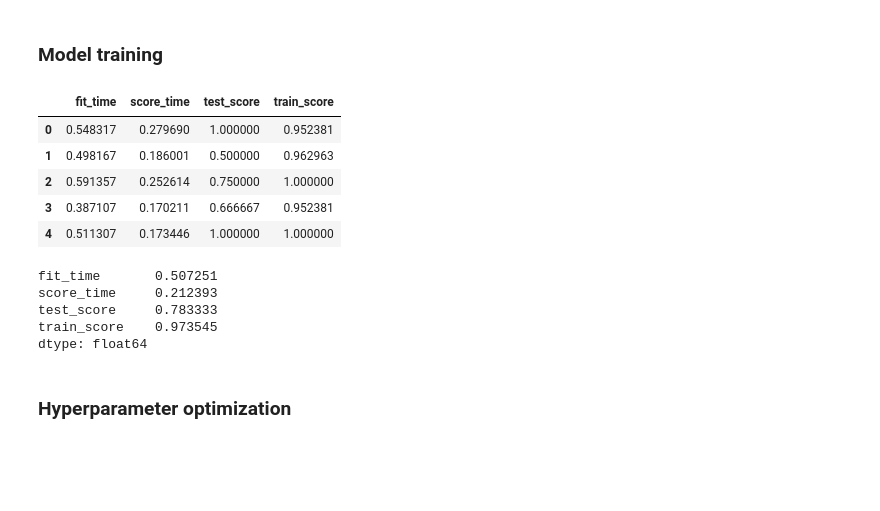
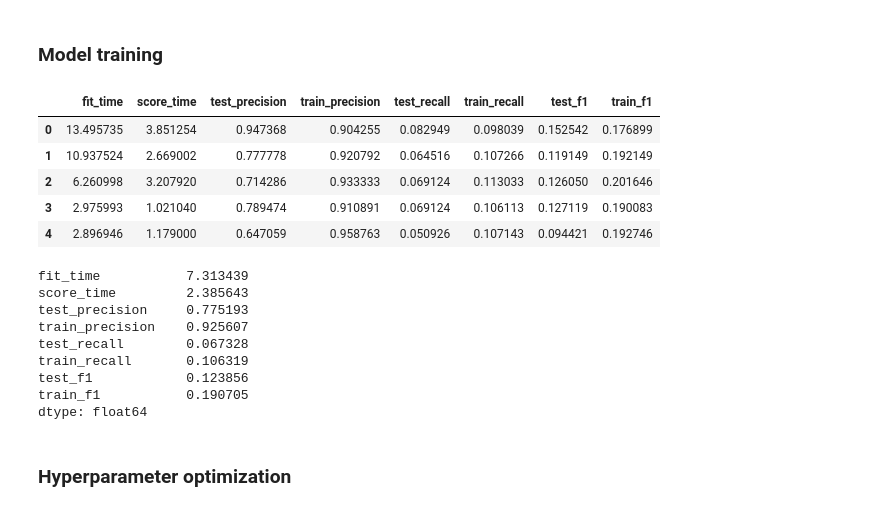
Before and after one commit to morrismanfung/yukoproject2022, a Jupyter notebook: 02-model/01-model-evaluation.ipynb, the cells around one changed output. Cells and saved outputs as stored; diff of their text form; code cells hidden in the pictures; blank space fills up the shorter version.

```diff
--- a/02-model/01-model-evaluation.ipynb
+++ b/02-model/01-model-evaluation.ipynb
@@ -61,7 +61,7 @@ Index(['Place', 'ActualWeight', 'DeclaredHorseWeight', 'Draw', 'WinOdds',
        'AvgPlace5_norm', 'WeightDiff_norm', 'CombinedRating_norm'],
       dtype='object')
 # %%
-X_train, X_test, y_train, y_test = train_test_split( X, y, test_size = 0.8, random_state = 918)
+X_train, X_test, y_train, y_test = train_test_split( X, y, test_size = 0.2, stratify = y, random_state = 918)
 # %% [markdown]
 Variables and corresponding transformations. (All relative indexes will not be transformed as they are theoretically normal)
 
@@ -119,3 +121,5 @@ column_transformer = make_column_transformer(
+# %%
+scoring_metrics = [ 'precision', 'recall', 'f1']
 # %% [markdown]
 ## KNN
 # %% [markdown]
@@ -140,7 +148,7 @@ param_grid = {
 }
 
 grid_search_knn = GridSearchCV(
-    pipe_knn, param_grid, cv = 5, scoring = 'average_precision', n_jobs=-1, return_train_score = True
+    pipe_knn, param_grid, cv = 5, scoring = 'precision', n_jobs=-1, return_train_score = True
 )
 # %%
 grid_search_knn.fit( X_train, y_train)
@@ -229,22 +237,26 @@ weighted avg       0.90      0.92      0.88     13115
 # %%
 pipe_svc = make_pipeline( column_transformer, SVC())
 # %%
-cv_result_svc = cross_validate( pipe_svc, X_train, y_train, cv = 5, return_train_score = True, scoring = 'precision')
+cv_result_svc = cross_validate( pipe_svc, X_train, y_train, cv = 5, return_train_score = True, scoring = scoring_metrics)
 pd.DataFrame( cv_result_svc)
 # %% [output]
-|  | fit_time | score_time | test_score | train_score |
-| 0 | 0.548317 | 0.279690 | 1.000000 | 0.952381 |
-| 1 | 0.498167 | 0.186001 | 0.500000 | 0.962963 |
-| 2 | 0.591357 | 0.252614 | 0.750000 | 1.000000 |
-| 3 | 0.387107 | 0.170211 | 0.666667 | 0.952381 |
-| 4 | 0.511307 | 0.173446 | 1.000000 | 1.000000 |
+|  | fit_time | score_time | test_precision | train_precision | test_recall | train_recall | test_f1 | train_f1 |
+| 0 | 13.495735 | 3.851254 | 0.947368 | 0.904255 | 0.082949 | 0.098039 | 0.152542 | 0.176899 |
+| 1 | 10.937524 | 2.669002 | 0.777778 | 0.920792 | 0.064516 | 0.107266 | 0.119149 | 0.192149 |
+| 2 | 6.260998 | 3.207920 | 0.714286 | 0.933333 | 0.069124 | 0.113033 | 0.126050 | 0.201646 |
+| 3 | 2.975993 | 1.021040 | 0.789474 | 0.910891 | 0.069124 | 0.106113 | 0.127119 | 0.190083 |
+| 4 | 2.896946 | 1.179000 | 0.647059 | 0.958763 | 0.050926 | 0.107143 | 0.094421 | 0.192746 |
 # %%
 pd.DataFrame( cv_result_svc).mean()
 # %% [output]
-fit_time       0.507251
-score_time     0.212393
-test_score     0.783333
-train_score    0.973545
+fit_time           7.313439
+score_time         2.385643
+test_precision     0.775193
+train_precision    0.925607
+test_recall        0.067328
+train_recall       0.106319
+test_f1            0.123856
+train_f1           0.190705
 dtype: float64
 # %% [markdown]
 ### Hyperparameter optimization
```
Also changed, not shown: parts of 52 cells of this notebook.
